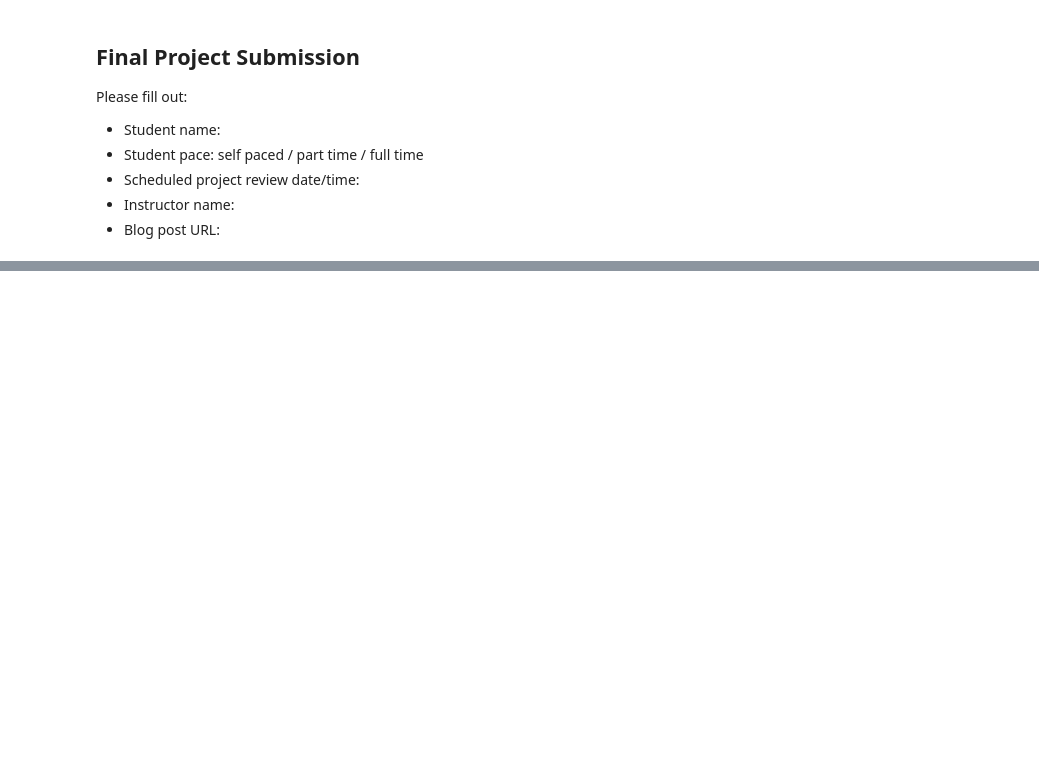
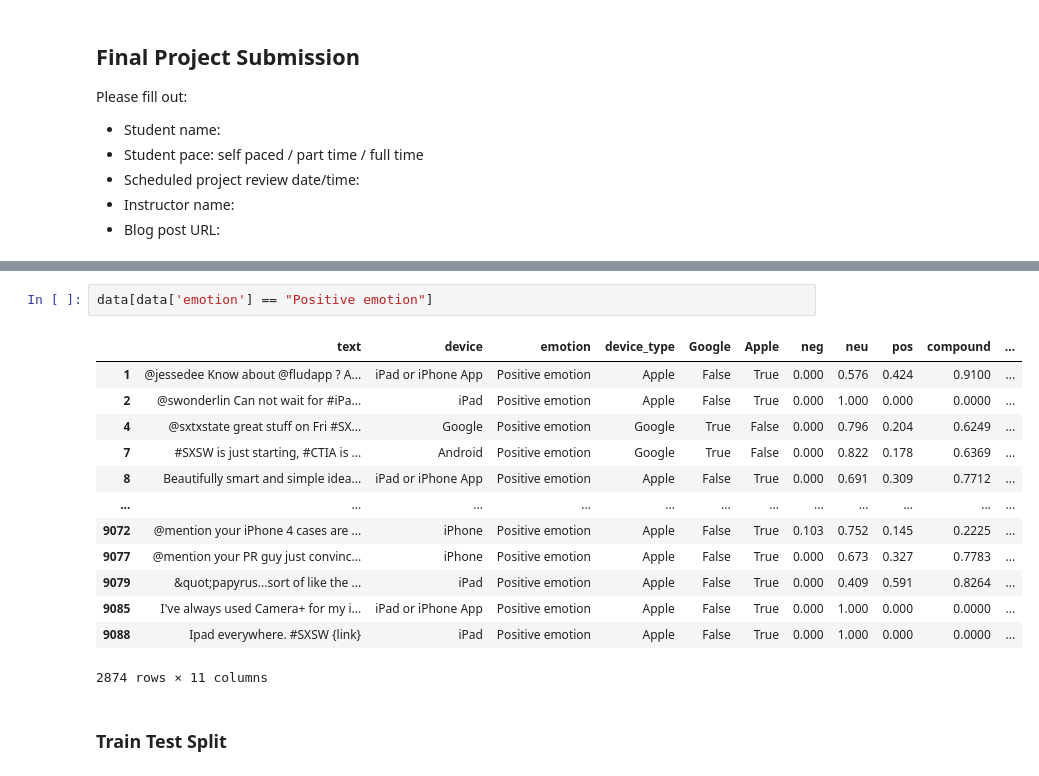
Before and after one commit to jswec/Phase4, a Jupyter notebook: Albert.ipynb, the cells around one changed output, grey strips where cells are left out. Saved outputs shown, nothing was run; the diff lists cells and outputs as text; blank space fills up the shorter version.

```diff
--- a/Albert.ipynb
+++ b/Albert.ipynb
@@ -170,0 +304,18 @@ AttributeError: 'DataFrame' object has no attribute 'desc'
+# %%
+data[data['emotion'] == "Positive emotion"]
+# %% [output]
+|  | text | device | emotion | device_type | Google | Apple | neg | neu | pos | compound | ... |
+| 1 | @jessedee Know about @fludapp ? A... | iPad or iPhone App | Positive emotion | Apple | False | True | 0.000 | 0.576 | 0.424 | 0.9100 | ... |
+| 2 | @swonderlin Can not wait for #iPa... | iPad | Positive emotion | Apple | False | True | 0.000 | 1.000 | 0.000 | 0.0000 | ... |
+| 4 | @sxtxstate great stuff on Fri #SX... | Google | Positive emotion | Google | True | False | 0.000 | 0.796 | 0.204 | 0.6249 | ... |
+| 7 | #SXSW is just starting, #CTIA is ... | Android | Positive emotion | Google | True | False | 0.000 | 0.822 | 0.178 | 0.6369 | ... |
+| 8 | Beautifully smart and simple idea... | iPad or iPhone App | Positive emotion | Apple | False | True | 0.000 | 0.691 | 0.309 | 0.7712 | ... |
+| ... | ... | ... | ... | ... | ... | ... | ... | ... | ... | ... | ... |
+| 9072 | @mention your iPhone 4 cases are ... | iPhone | Positive emotion | Apple | False | True | 0.103 | 0.752 | 0.145 | 0.2225 | ... |
+| 9077 | @mention your PR guy just convinc... | iPhone | Positive emotion | Apple | False | True | 0.000 | 0.673 | 0.327 | 0.7783 | ... |
+| 9079 | &quot;papyrus...sort of like the ... | iPad | Positive emotion | Apple | False | True | 0.000 | 0.409 | 0.591 | 0.8264 | ... |
+| 9085 | I've always used Camera+ for my i... | iPad or iPhone App | Positive emotion | Apple | False | True | 0.000 | 1.000 | 0.000 | 0.0000 | ... |
+| 9088 | Ipad everywhere. #SXSW {link} | iPad | Positive emotion | Apple | False | True | 0.000 | 1.000 | 0.000 | 0.0000 | ... |
+2874 rows × 11 columns
+# %% [markdown]
+### Train Test Split
```
Also changed, not shown: parts of 60 cells of this notebook.
